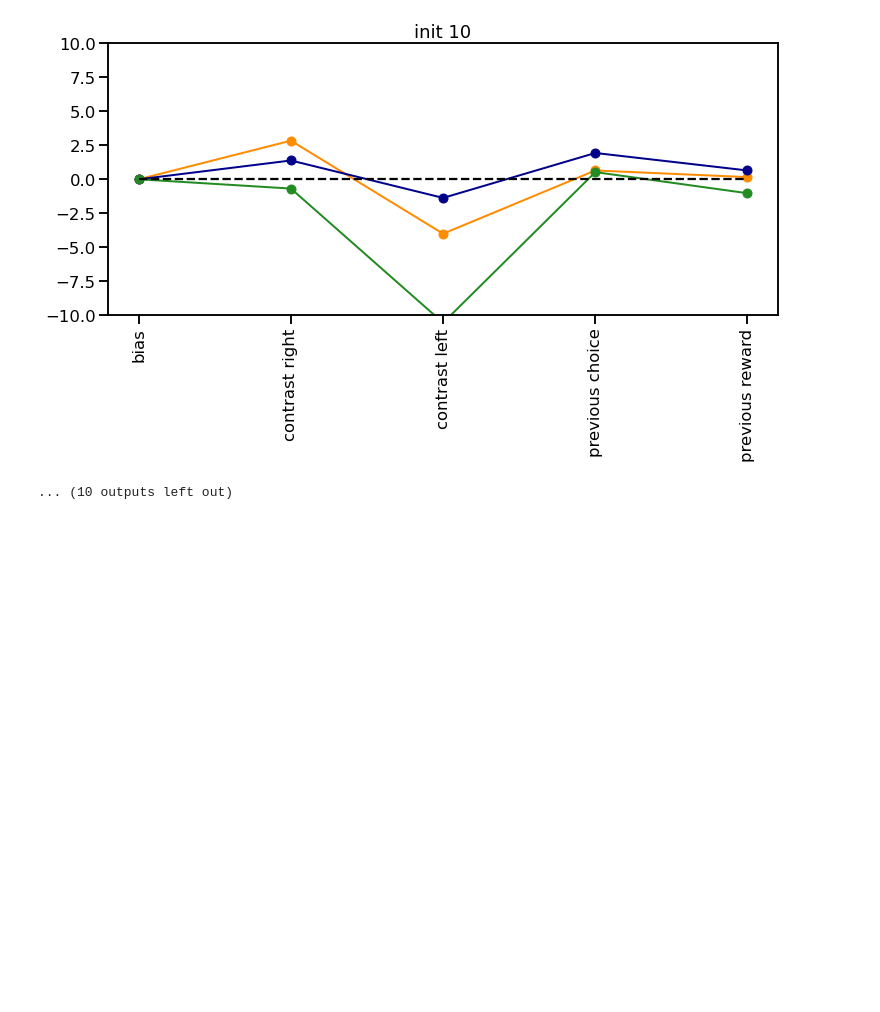
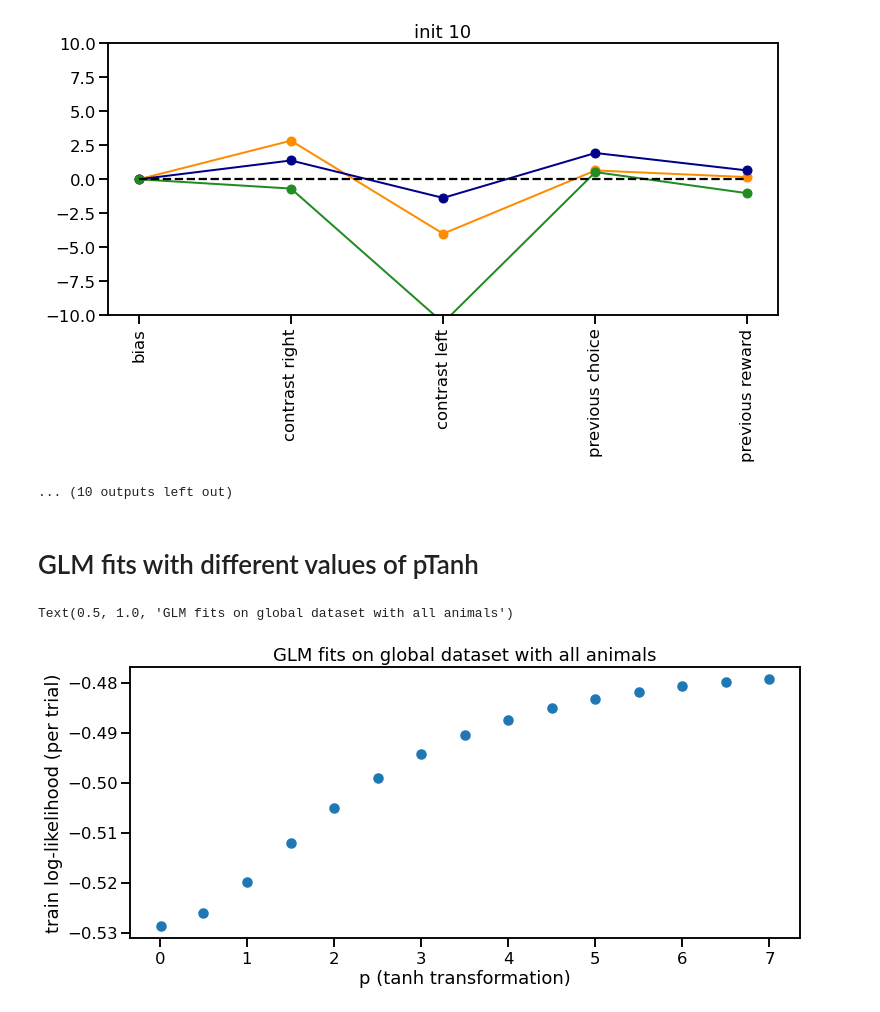
Before and after one commit to lenca56/dynamic_glmhmm, a Jupyter notebook: code/IBL_Fitting_and_Analysis.ipynb, the cells around one changed output. Cells and saved outputs as stored; diff of their text form; code cells hidden in the pictures; blank space fills up the shorter version.

```diff
--- a/code/IBL_Fitting_and_Analysis.ipynb
+++ b/code/IBL_Fitting_and_Analysis.ipynb
@@ -429,3 +445,22 @@ for K in [3]: #[1,2,3]:#,2,3]:#,4,5]:
 [figure]
 [figure]
 ... (10 outputs left out)
+# %% [markdown]
+# GLM fits with different values of pTanh
+# %%
+pTanhList = [0.01, 0.5, 1, 1.5, 2, 2.5, 3, 3.5, 4, 4.5, 5, 5.5, 6, 6.5, 7]
+signedStimulus = True
+
+ll = []
+for pTanh in pTanhList:
+    data = np.load(f'../data_IBL/allAnimals_pTanh={pTanh}_GLM_signedStimulus={signedStimulus}.npz')
+    ll.append(data['trainLl'])
+
+fig, axes = plt.subplots(1, figsize=(12,5))
+axes.scatter(pTanhList, ll)
+axes.set_ylabel('train log-likelihood (per trial)')
+axes.set_xlabel('p (tanh transformation)')
+axes.set_title('GLM fits on global dataset with all animals')
+# %% [output]
+Text(0.5, 1.0, 'GLM fits on global dataset with all animals')
+[figure, added]
```
Also changed, not shown: parts of 4 cells of this notebook, 2 other files.
